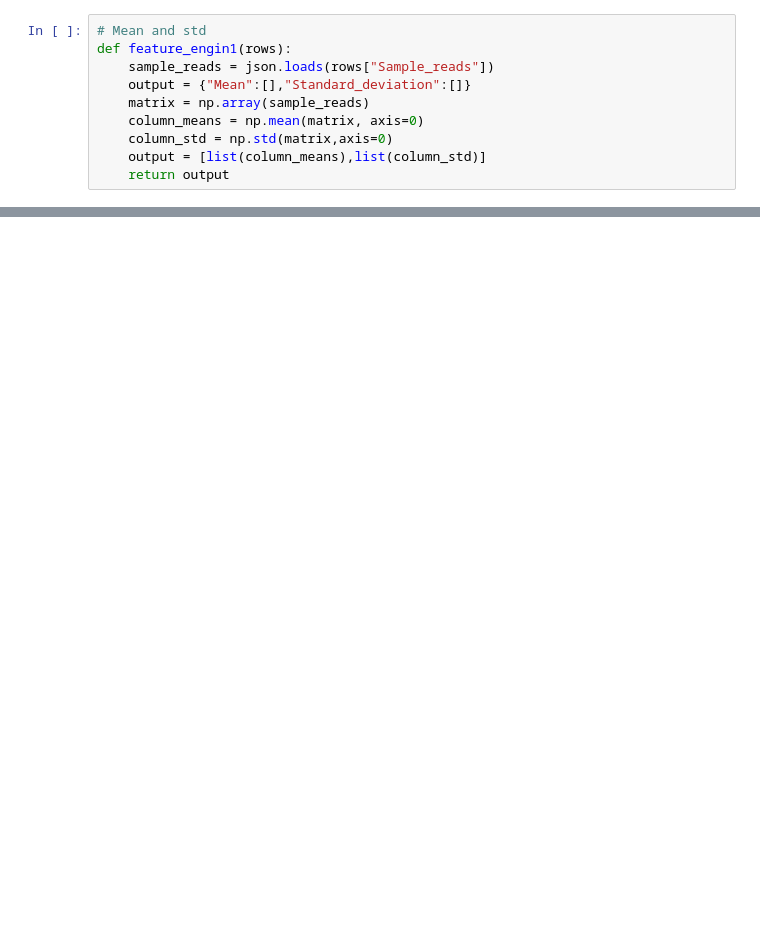
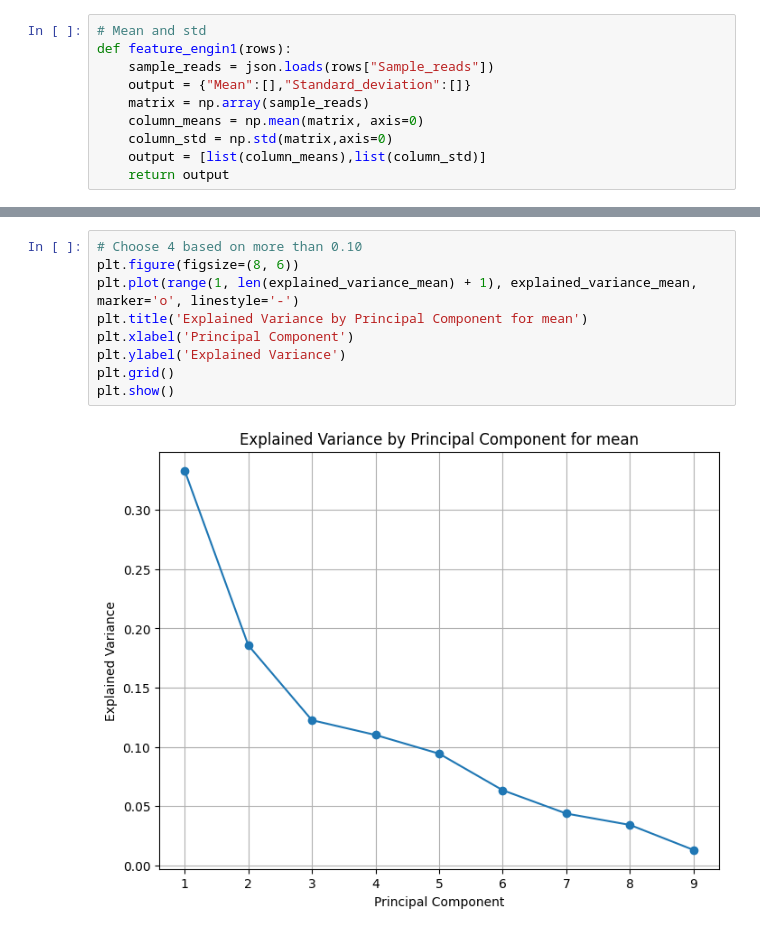
Before and after one commit to Derek327783/DSA4266-project2, a Jupyter notebook: Feature Engineering.ipynb, the cells around one changed output, grey strips where cells are left out. Drawn from its saved outputs; the diff is of its cells as text; blank space fills up the shorter version.

```diff
--- a/Feature Engineering.ipynb
+++ b/Feature Engineering.ipynb
@@ -57,0 +111,11 @@ len(test_data)/len(merged_right)
+# %%
+# Choose 4 based on more than 0.10
+plt.figure(figsize=(8, 6))
+plt.plot(range(1, len(explained_variance_mean) + 1), explained_variance_mean, marker='o', linestyle='-')
+plt.title('Explained Variance by Principal Component for mean')
+plt.xlabel('Principal Component')
+plt.ylabel('Explained Variance')
+plt.grid()
+plt.show()
+# %% [output]
+[figure, added]
```
Also changed, not shown: parts of 30 cells of this notebook.
